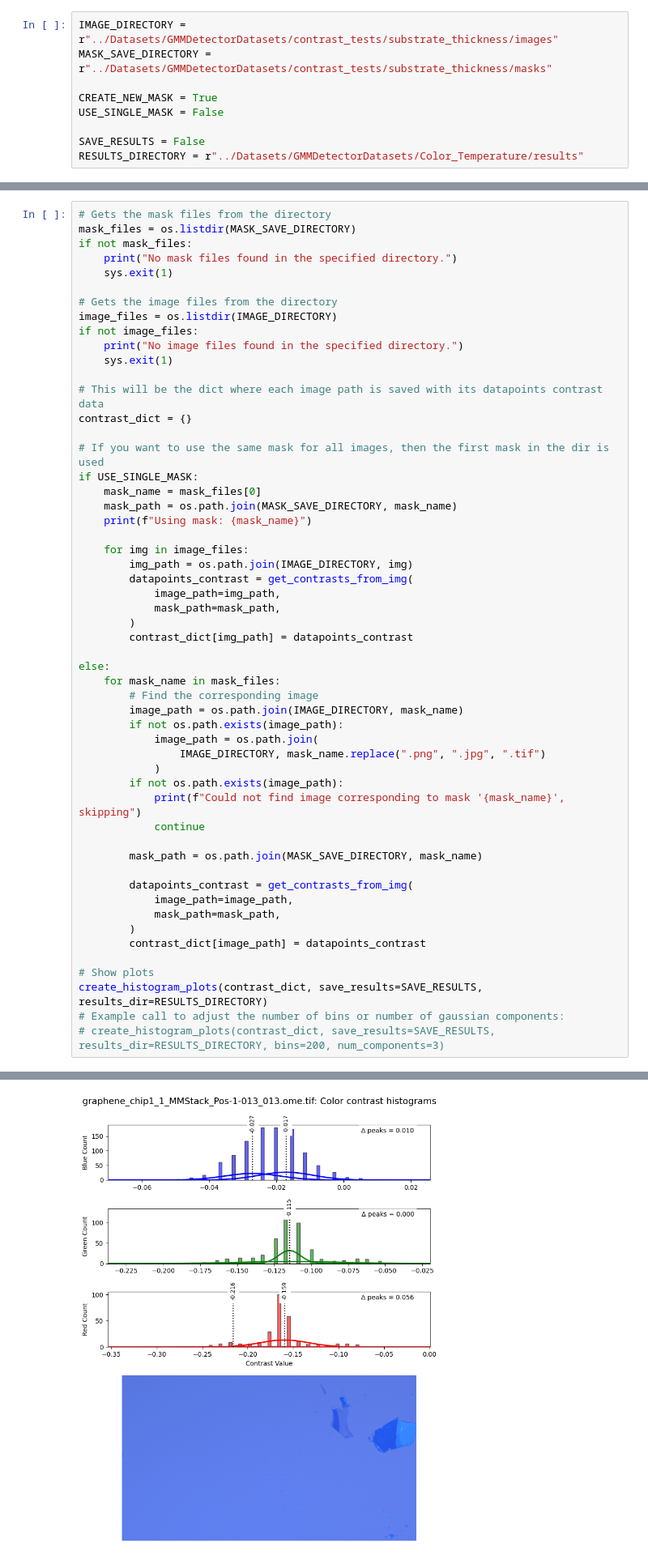
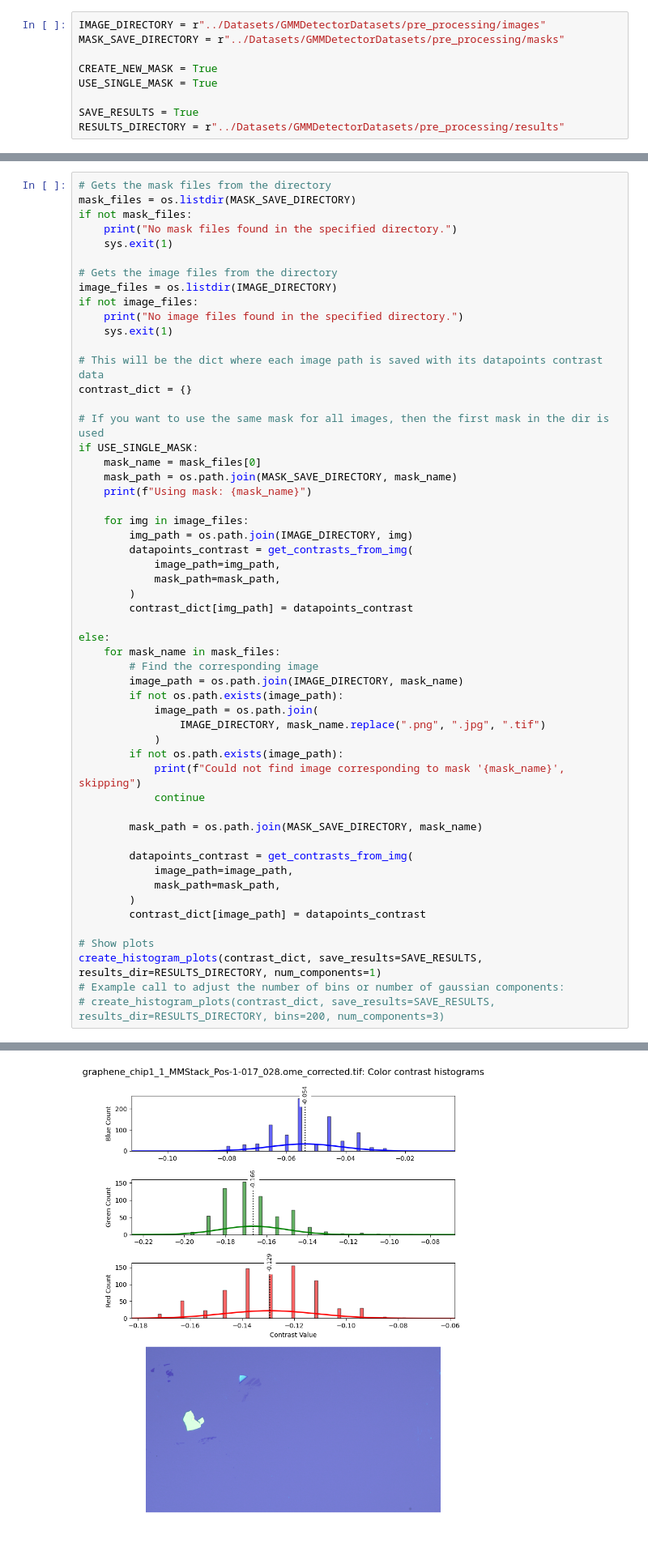
Before and after one commit to MiriRL/2DMatGMM, a Jupyter notebook: GMMDetector/Contrast.ipynb, the cells around one changed output, grey strips where cells are left out. Shown at 81% size. Saved outputs shown, nothing was run; the diff lists cells and outputs as text.

Commit message:
contrast tests

```diff
--- a/GMMDetector/Contrast.ipynb
+++ b/GMMDetector/Contrast.ipynb
@@ -22,14 +22,14 @@ from scripts.annotation_class import watershed_annotator
 
 `TIP`: Take images with the flake(s) of interest near the center of the image to avoid possible data contamination from vignetting.
 # %%
-IMAGE_DIRECTORY = r"../Datasets/GMMDetectorDatasets/contrast_tests/substrate_thickness/images"
-MASK_SAVE_DIRECTORY = r"../Datasets/GMMDetectorDatasets/contrast_tests/substrate_thickness/masks"
+IMAGE_DIRECTORY = r"../Datasets/GMMDetectorDatasets/pre_processing/images"
+MASK_SAVE_DIRECTORY = r"../Datasets/GMMDetectorDatasets/pre_processing/masks"
 
 CREATE_NEW_MASK = True
-USE_SINGLE_MASK = False
+USE_SINGLE_MASK = True
 
-SAVE_RESULTS = False
-RESULTS_DIRECTORY = r"../Datasets/GMMDetectorDatasets/Color_Temperature/results"
+SAVE_RESULTS = True
+RESULTS_DIRECTORY = r"../Datasets/GMMDetectorDatasets/pre_processing/results"
 # %% [markdown]
 ## Checking if the given Parameters are valid
 # %%
@@ -119,7 +119,7 @@ else:
         contrast_dict[image_path] = datapoints_contrast
 
 # Show plots
-create_histogram_plots(contrast_dict, save_results=SAVE_RESULTS, results_dir=RESULTS_DIRECTORY)
+create_histogram_plots(contrast_dict, save_results=SAVE_RESULTS, results_dir=RESULTS_DIRECTORY, num_components=1)
 # Example call to adjust the number of bins or number of gaussian components:
 # create_histogram_plots(contrast_dict, save_results=SAVE_RESULTS, results_dir=RESULTS_DIRECTORY, bins=200, num_components=3)
 # %% [output]
@@ -128 +130 @@ graphene_chip1_1_MMStack_Pos-1-017_028.ome.tif read
-[figure, old version]
+[figure, new version]
```
Also changed, not shown: parts of 1 cell of this notebook.
